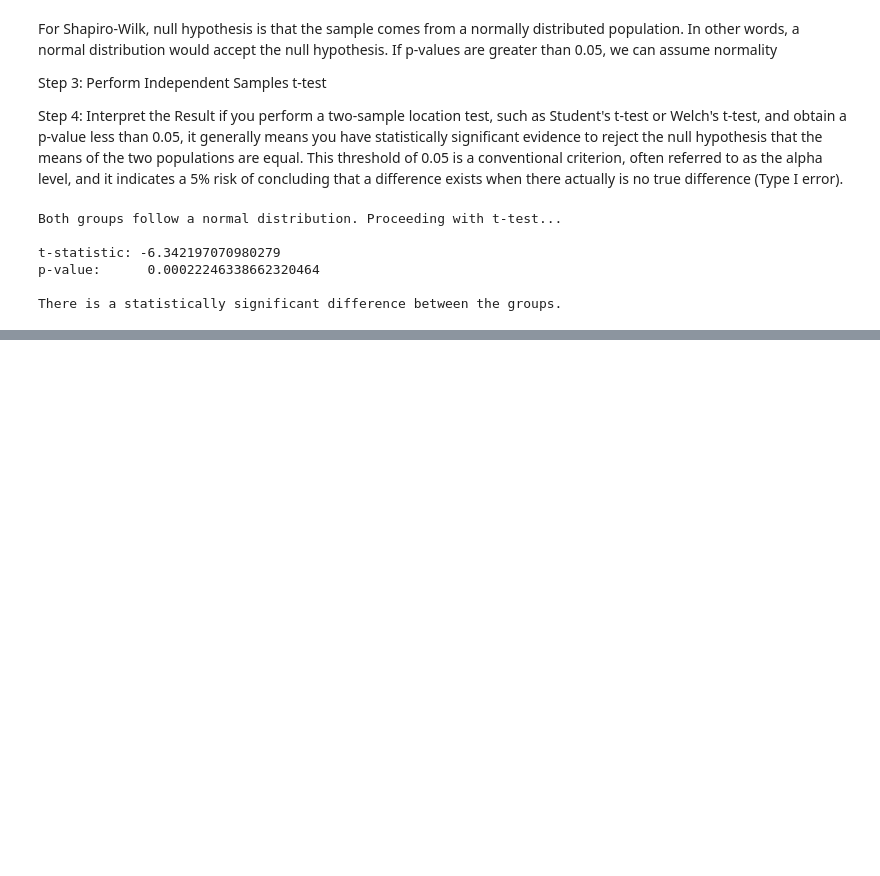
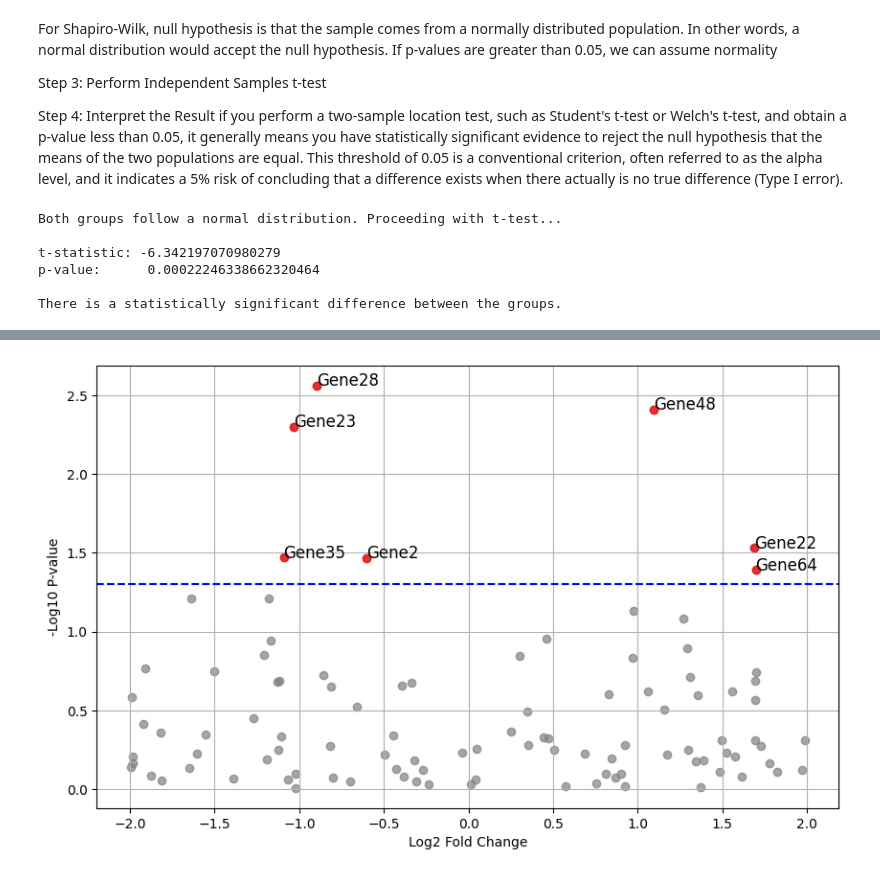
Before and after one commit to oasci/pitt-biosc1540-2024s, a Jupyter notebook: biosc1540/assessments/checkpoints/transcriptomics/ttest-example.ipynb, the cells around one changed output, grey strips where cells are left out. Drawn from its saved outputs; the diff is of its cells as text; code cells hidden in the pictures; blank space fills up the shorter version.

Commit message:
Add volcano plot

```diff
--- a/biosc1540/assessments/checkpoints/transcriptomics/ttest-example.ipynb
+++ b/biosc1540/assessments/checkpoints/transcriptomics/ttest-example.ipynb
@@ -59,0 +71,38 @@ There is a statistically significant difference between the groups.
+# %%
+import numpy as np
+import matplotlib.pyplot as plt
+
+# Example data (these data will not look like yours as they are random).
+log2FC = np.random.uniform(-2, 2, 100)  # Log2 fold changes of 100 genes
+p_values = np.random.uniform(0, 1, 100)  # P-values of 100 genes
+gene_names = [f"Gene{i}" for i in range(1, 101)]  # Gene labels
+
+# Compute -log10 of p-values
+neg_log10_p_values = -np.log10(p_values)
+
+# Set significance thresholds
+significance_threshold = -np.log10(0.05)  # Corresponding to p-value of 0.05
+
+# Create the plot
+plt.figure(figsize=(10, 6))
+plt.scatter(log2FC, neg_log10_p_values, color="grey", alpha=0.7)
+
+# Highlight significant points
+significant = neg_log10_p_values > significance_threshold
+# Highlight and label significant points
+for i, (fc, pval, gene) in enumerate(zip(log2FC, neg_log10_p_values, gene_names)):
+    if pval > significance_threshold:
+        plt.scatter(fc, pval, color="red", alpha=0.7)
+        plt.text(fc, pval, gene, fontsize=12)
+
+# Add horizontal line for p-value threshold
+plt.axhline(y=significance_threshold, color="blue", linestyle="--")
+
+# Add vertical lines for fold change thresholds
+
+plt.xlabel("Log2 Fold Change")
+plt.ylabel("-Log10 P-value")
+plt.grid(True)
+plt.show()
+# %% [output]
+[figure, added]
```
Also changed, not shown: parts of 1 cell of this notebook.
